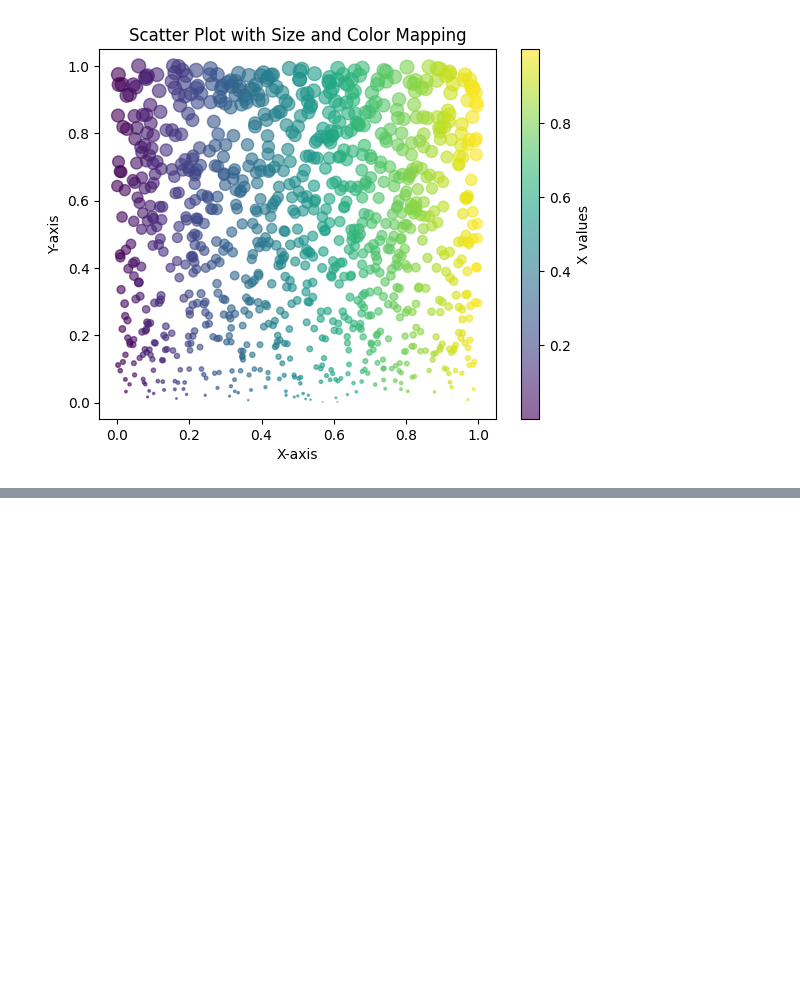
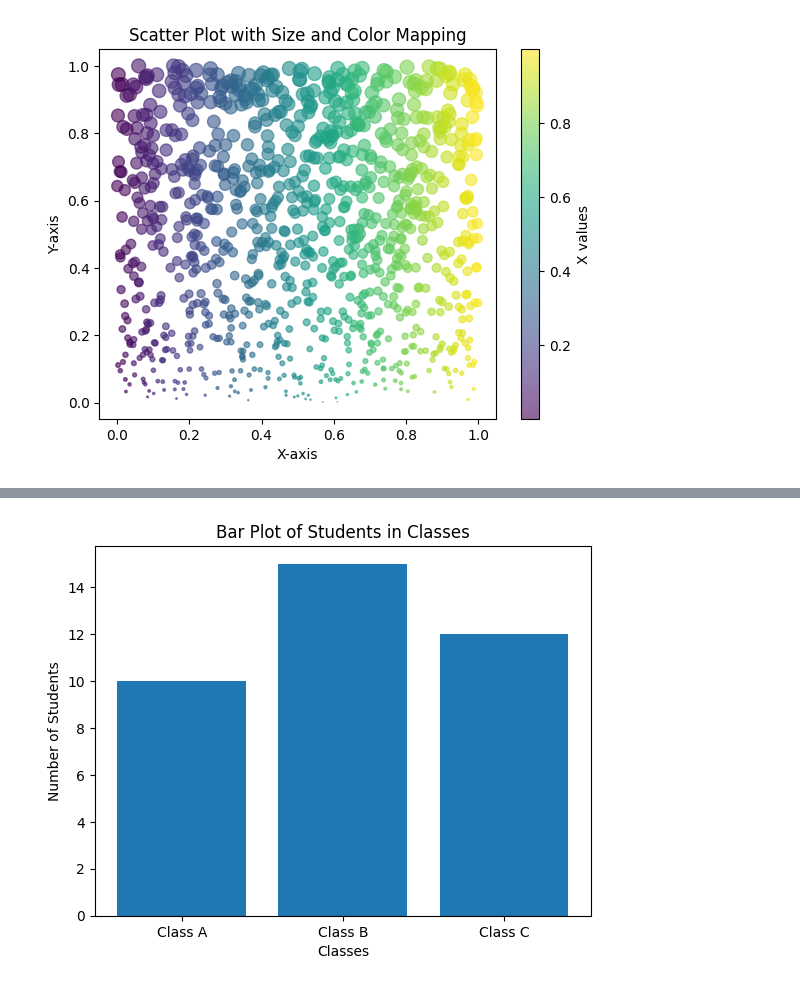
Before and after one commit to swapnil-mergal/swapnil_mergal-23-27-27, a Jupyter notebook: LAB_2_SWAPNIL_MERGAL_23_27_27.ipynb, the cells around one changed output, grey strips where cells are left out. Cells and saved outputs as stored; diff of their text form; code cells hidden in the pictures; blank space fills up the shorter version.

```diff
--- a/LAB_2_SWAPNIL_MERGAL_23_27_27.ipynb
+++ b/LAB_2_SWAPNIL_MERGAL_23_27_27.ipynb
@@ -159,0 +188,10 @@ plt.show()
+# %%
+classes = ['Class A', 'Class B', 'Class C']
+students = [10, 15, 12]
+plt.bar(classes, students)
+plt.title("Bar Plot of Students in Classes")
+plt.xlabel("Classes")
+plt.ylabel("Number of Students")
+plt.show()
+# %% [output]
+[figure, added]
```
Also changed, not shown: parts of 13 cells of this notebook.
